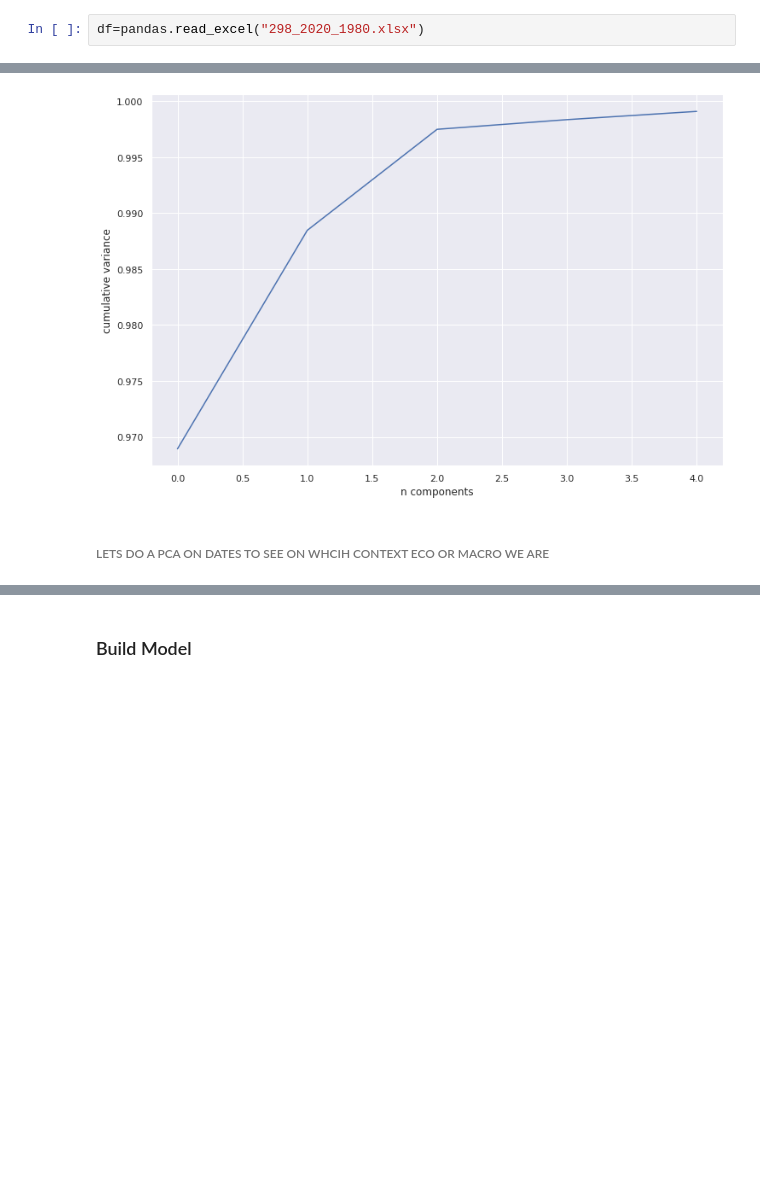
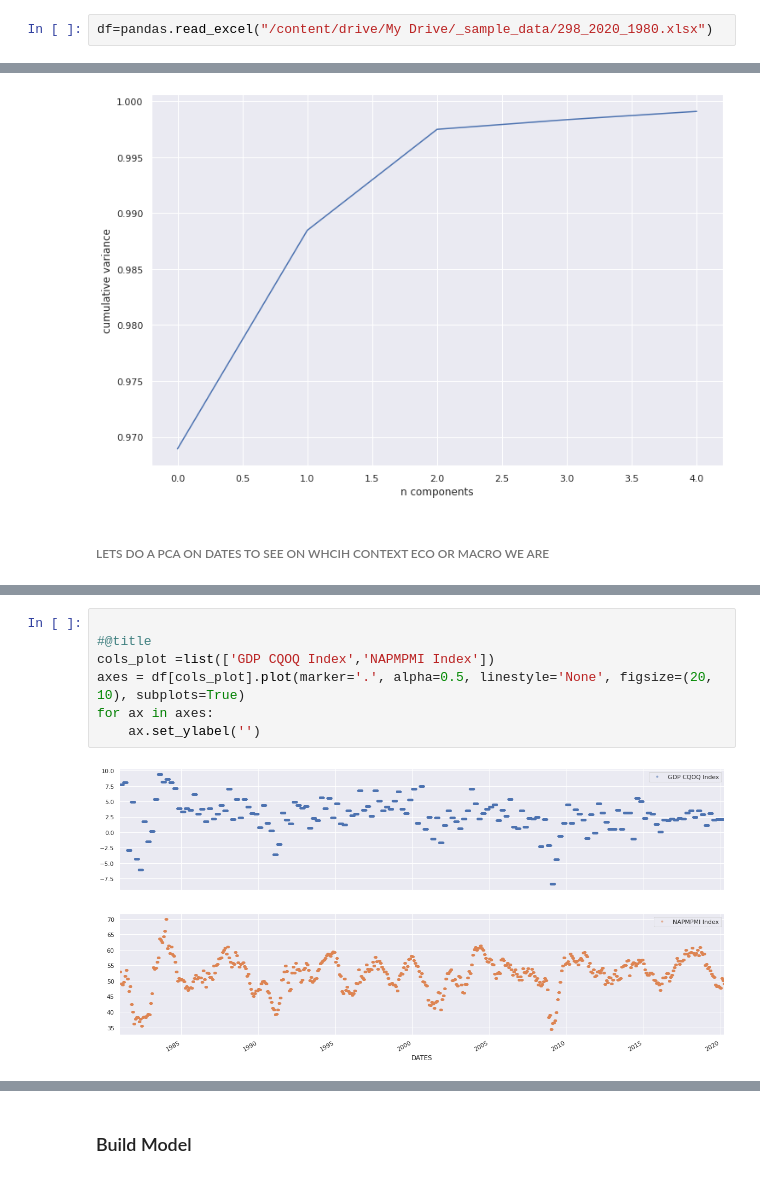
Before and after one commit to imiled/DL_Tools_For_Finance, a Jupyter notebook: FinanceData_ML.ipynb, the cells around one changed output, grey strips where cells are left out. Drawn from its saved outputs; the diff is of its cells as text; blank space fills up the shorter version.

```diff
--- a/FinanceData_ML.ipynb
+++ b/FinanceData_ML.ipynb
@@ -286,7 +295,7 @@ import numpy as np
 import datetime
 import matplotlib.pyplot as plt
 # %%
-df=pandas.read_excel("298_2020_1980.xlsx")
+df=pandas.read_excel("/content/drive/My Drive/_sample_data/298_2020_1980.xlsx")
 # %%
 df.shape
 # %% [output]
@@ -661,0 +688,9 @@ plt.ylabel('cumulative variance');
+# %%
+
+#@title
+cols_plot =list(['GDP CQOQ Index','NAPMPMI Index'])
+axes = df[cols_plot].plot(marker='.', alpha=0.5, linestyle='None', figsize=(20, 10), subplots=True)
+for ax in axes:
+    ax.set_ylabel('')
+# %% [output]
+[figure, added]
```
Also changed, not shown: parts of 6 cells of this notebook.
